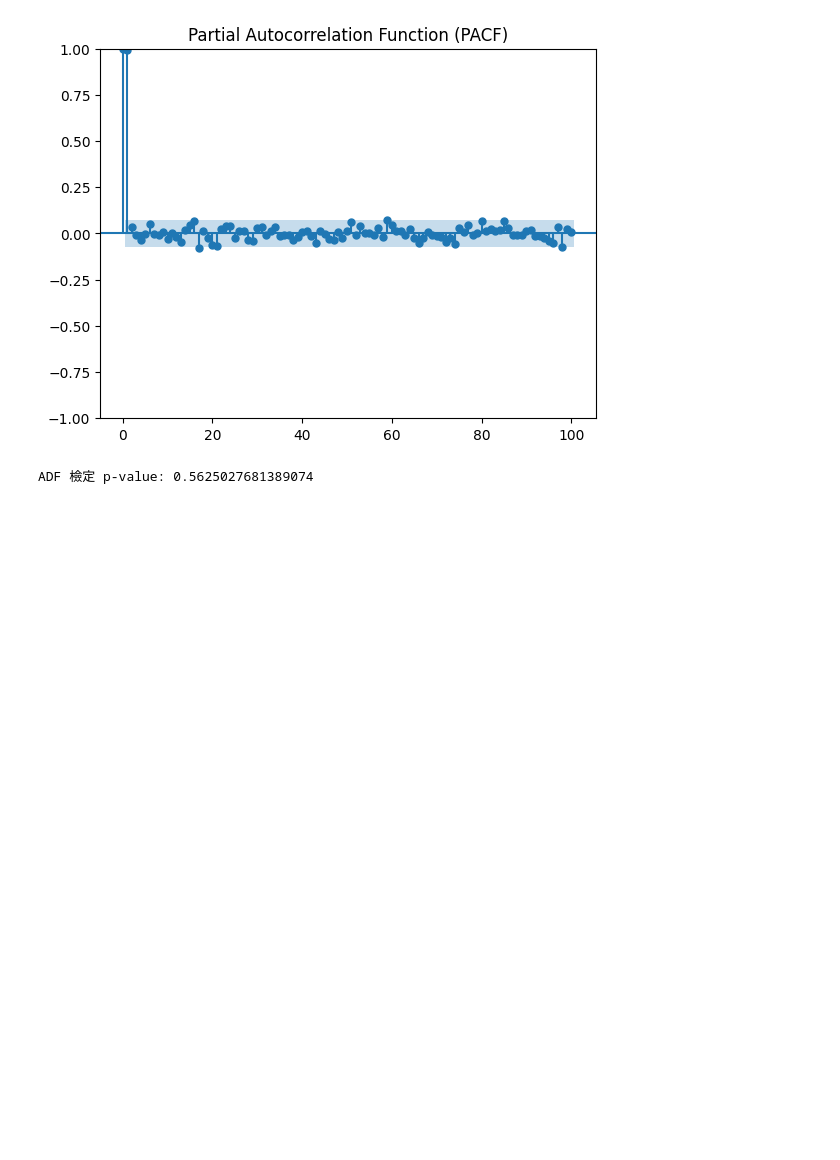
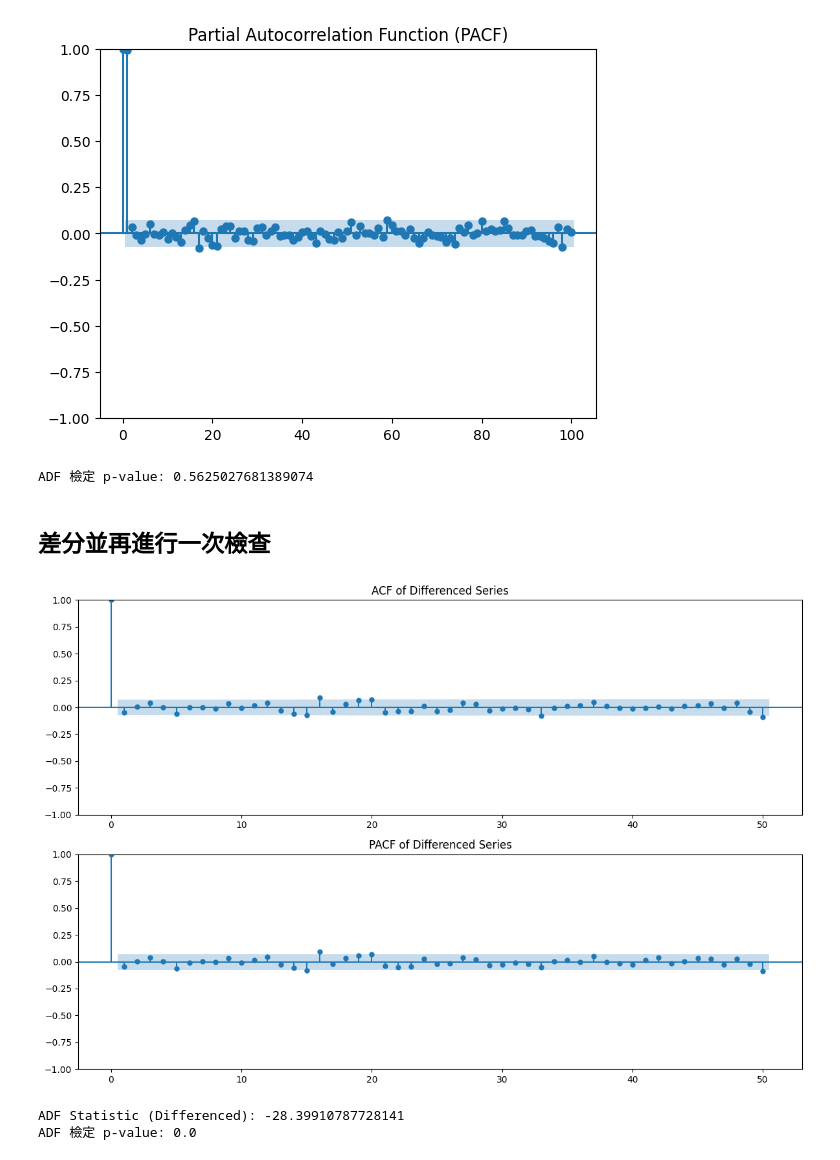
Before and after one commit to lala9456/0605ineterview, a Jupyter notebook: time_series.ipynb, the cells around one changed output. Cells and saved outputs as stored; diff of their text form; code cells hidden in the pictures; blank space fills up the shorter version.

```diff
--- a/time_series.ipynb
+++ b/time_series.ipynb
@@ -28,2 +29,22 @@ print('ADF 檢定 p-value:', result[1])
 # %% [output]
 ADF 檢定 p-value: 0.5625027681389074
+# %% [markdown]
+## 差分並再進行一次檢查
+# %%
+y_diff = df["close"].diff().dropna()
+
+# 繪製差分後數列的 ACF 和 PACF 圖
+fig, axes = plt.subplots(2, 1, figsize=(12, 8))
+plot_acf(y_diff, lags=50, ax=axes[0], title='ACF of Differenced Series')
+plot_pacf(y_diff, lags=50, ax=axes[1], title='PACF of Differenced Series')
+plt.tight_layout()
+plt.show()
+
+# 再次檢查差分後數列是否平穩
+result_diff = adfuller(y_diff)
+print('ADF Statistic (Differenced):', result_diff[0])
+print('ADF 檢定 p-value:', result_diff[1])
+# %% [output]
+[figure, added]
+ADF Statistic (Differenced): -28.39910787728141
+ADF 檢定 p-value: 0.0
```
Also changed, not shown: parts of 1 cell of this notebook, 3 other files.
